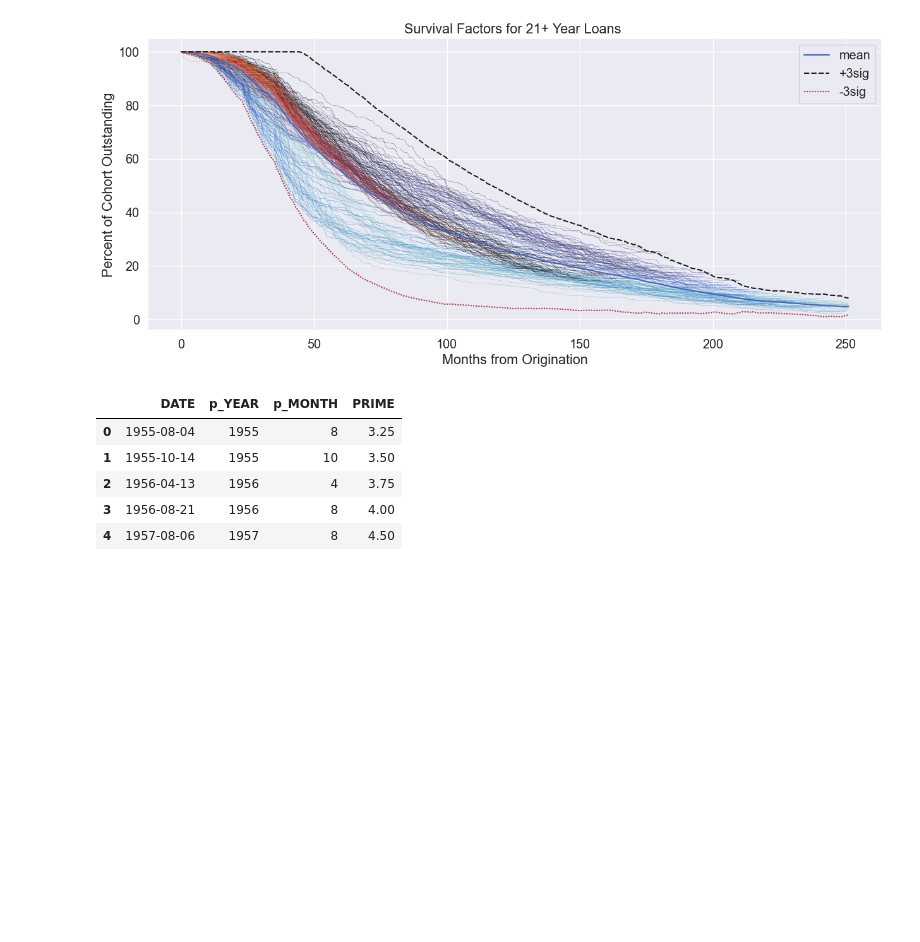
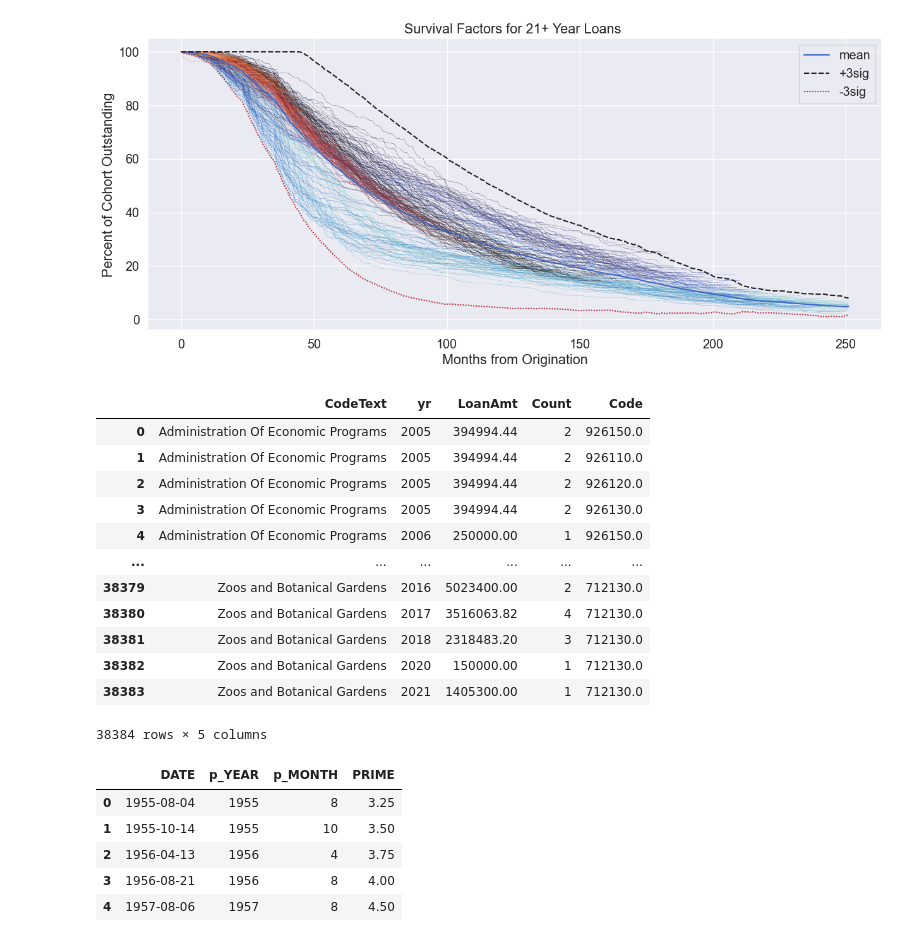
Before and after one commit to laramiedunlap/workstation_transfers, a Jupyter notebook: load_prime_table/prime.ipynb, the cells around one changed output. Saved outputs shown, nothing was run; the diff lists cells and outputs as text; code cells hidden in the pictures; blank space fills up the shorter version.

```diff
--- a/load_prime_table/prime.ipynb
+++ b/load_prime_table/prime.ipynb
@@ -469,3 +469,44 @@ ax.set_ylabel("Percent of Cohort Outstanding")
 plt.show()
 # %% [output]
 [figure]
+# %%
+q_5="""SELECT GP, naics_final.Code ,naics_final.CodeText, NoteDt, MaturityDt, MaturityMthsQty, coalesce(LoanAmt, elipsamt7afoia.GrossApprovalAmt) as LoanAmt, DATE(PrepayDt) as PrepayDt, PrepayMthsQty, DATE(DefaultDt) as DefaultDt, DefaultMthsQty from clean_version_2
+LEFT JOIN elipsamt7afoia on elipsamt7afoia.ObservationNmb = clean_version_2.GP
+LEFT JOIN naics_final on naics_final.observationnmb = clean_version_2.GP ;"""
+
+
+
+df = pd.read_sql(q_5, engine)
+# %%
+to_get = df[df['Code']>0]
+
+to_get['yr'] = to_get['NoteDt'].dt.year
+
+to_get = to_get.groupby(['yr', 'CodeText']).agg({'LoanAmt': 'sum', 'Code': 'count'}).reset_index()
+
+to_join = df[['Code','CodeText']].dropna().drop_duplicates()
+
+
+
+to_get = to_get.rename(columns={'Code':'Count'})
+
+
+years = [x for x in to_get['yr'].value_counts().index.to_list() if x <= 2021]
+years.sort()
+to_get = to_get.set_index('CodeText').join(to_join.set_index('CodeText')).reset_index()
+
+to_get
+# %% [output]
+|  | CodeText | yr | LoanAmt | Count | Code |
+| 0 | Administration Of Economic Programs | 2005 | 394994.44 | 2 | 926150.0 |
+| 1 | Administration Of Economic Programs | 2005 | 394994.44 | 2 | 926110.0 |
+| 2 | Administration Of Economic Programs | 2005 | 394994.44 | 2 | 926120.0 |
+| 3 | Administration Of Economic Programs | 2005 | 394994.44 | 2 | 926130.0 |
+| 4 | Administration Of Economic Programs | 2006 | 250000.00 | 1 | 926150.0 |
+| ... | ... | ... | ... | ... | ... |
+| 38379 | Zoos and Botanical Gardens | 2016 | 5023400.00 | 2 | 712130.0 |
+| 38380 | Zoos and Botanical Gardens | 2017 | 3516063.82 | 4 | 712130.0 |
+| 38381 | Zoos and Botanical Gardens | 2018 | 2318483.20 | 3 | 712130.0 |
+| 38382 | Zoos and Botanical Gardens | 2020 | 150000.00 | 1 | 712130.0 |
+| 38383 | Zoos and Botanical Gardens | 2021 | 1405300.00 | 1 | 712130.0 |
+38384 rows × 5 columns
```
Also changed, not shown: parts of 9 cells of this notebook, 7 other files.
